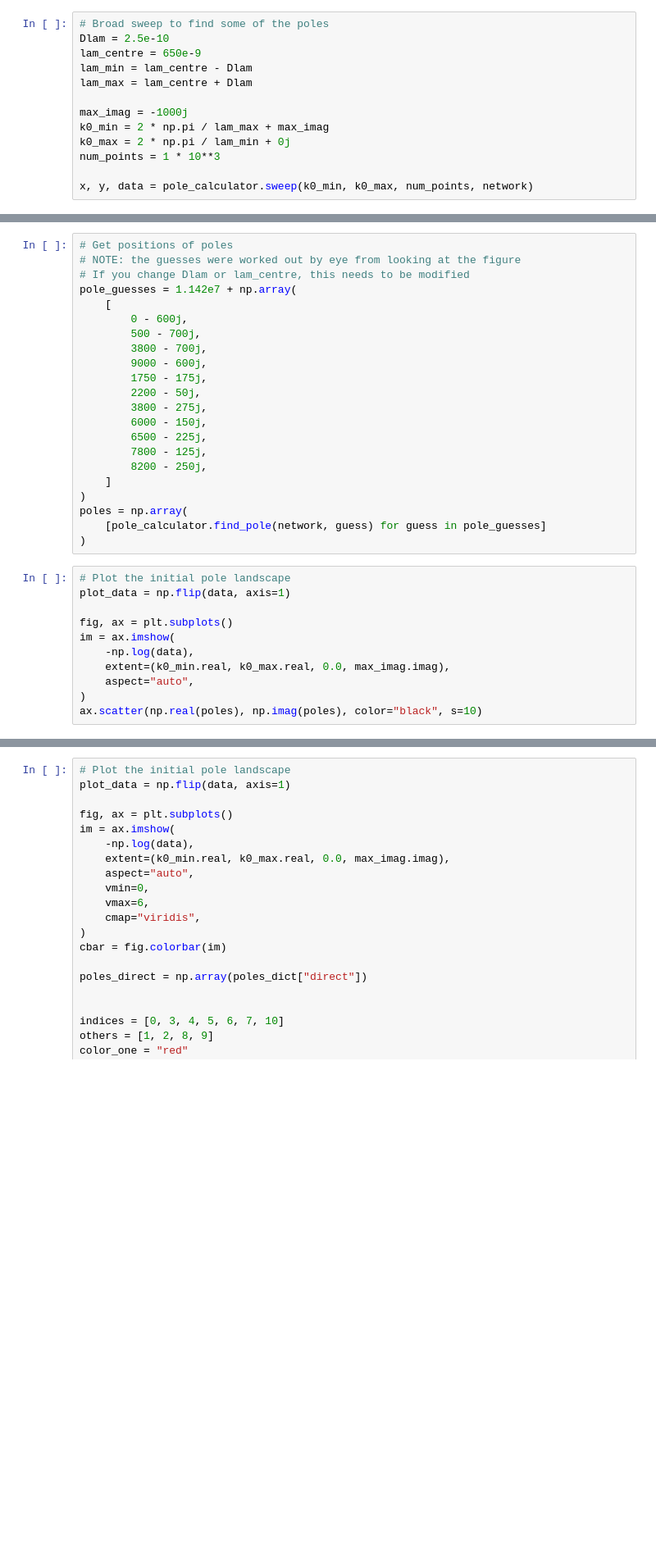
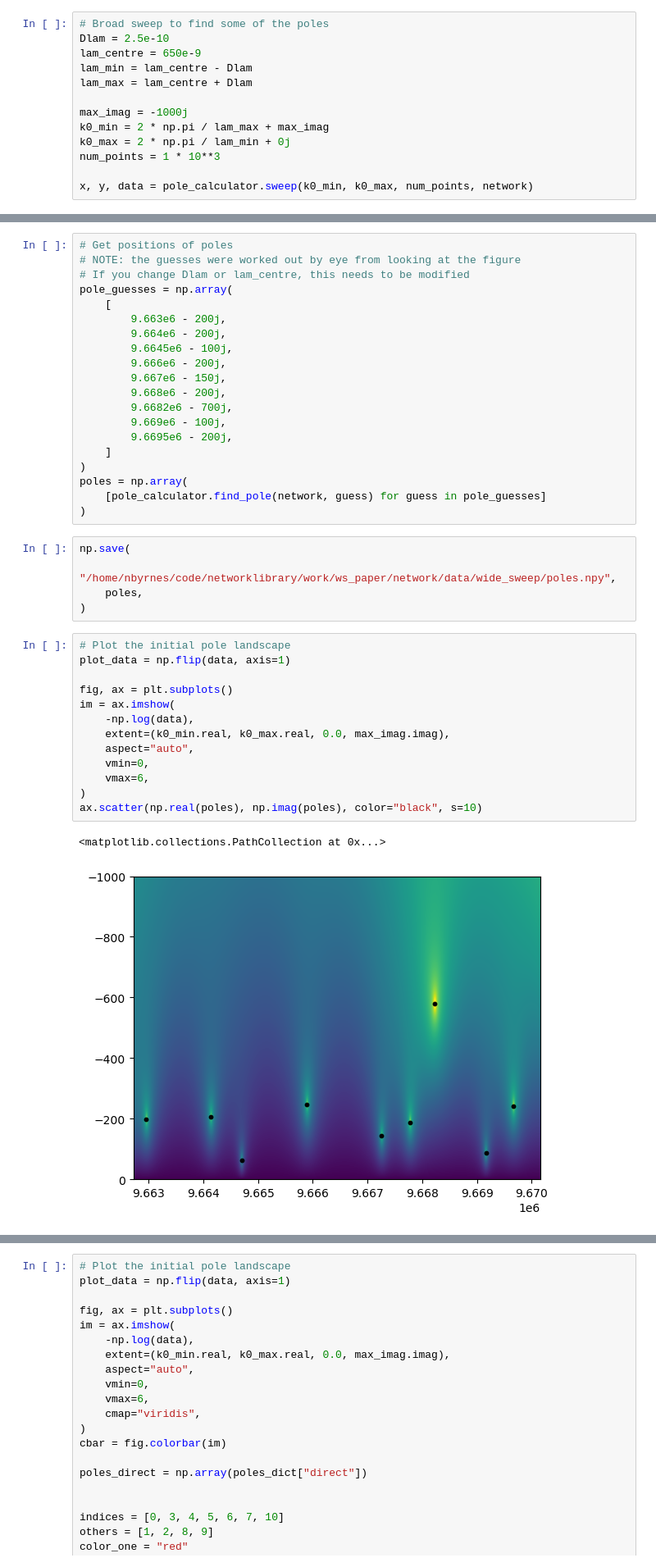
Before and after one commit to Optical-Theory-Group/networklibrary, a Jupyter notebook: work/ws_paper/network/network_perturbation_paper.ipynb, the cells around one changed output, grey strips where cells are left out. Shown: that part at 82% size. Drawn from its saved outputs; the diff is of its cells as text; blank space fills up the shorter version.

```diff
--- a/work/ws_paper/network/network_perturbation_paper.ipynb
+++ b/work/ws_paper/network/network_perturbation_paper.ipynb
@@ -74,32 +100,40 @@ im = ax.imshow(
 # Get positions of poles
 # NOTE: the guesses were worked out by eye from looking at the figure
 # If you change Dlam or lam_centre, this needs to be modified
-pole_guesses = 1.142e7 + np.array(
+pole_guesses = np.array(
     [
-        0 - 600j,
-        500 - 700j,
-        3800 - 700j,
-        9000 - 600j,
-        1750 - 175j,
-        2200 - 50j,
-        3800 - 275j,
-        6000 - 150j,
-        6500 - 225j,
-        7800 - 125j,
-        8200 - 250j,
+        9.663e6 - 200j,
+        9.664e6 - 200j,
+        9.6645e6 - 100j,
+        9.666e6 - 200j,
+        9.667e6 - 150j,
+        9.668e6 - 200j,
+        9.6682e6 - 700j,
+        9.669e6 - 100j,
+        9.6695e6 - 200j,
     ]
 )
 poles = np.array(
     [pole_calculator.find_pole(network, guess) for guess in pole_guesses]
 )
+# %%
+np.save(
+    "/home/nbyrnes/code/networklibrary/work/ws_paper/network/data/wide_sweep/poles.npy",
+    poles,
+)
 # %%
 # Plot the initial pole landscape
 plot_data = np.flip(data, axis=1)
 
 fig, ax = plt.subplots()
 im = ax.imshow(
     -np.log(data),
     extent=(k0_min.real, k0_max.real, 0.0, max_imag.imag),
     aspect="auto",
+    vmin=0,
+    vmax=6,
 )
 ax.scatter(np.real(poles), np.imag(poles), color="black", s=10)
+# %% [output]
+<matplotlib.collections.PathCollection at 0x...>
+[figure, added]
```
Also changed, not shown: parts of 11 cells of this notebook, 10 other files.
